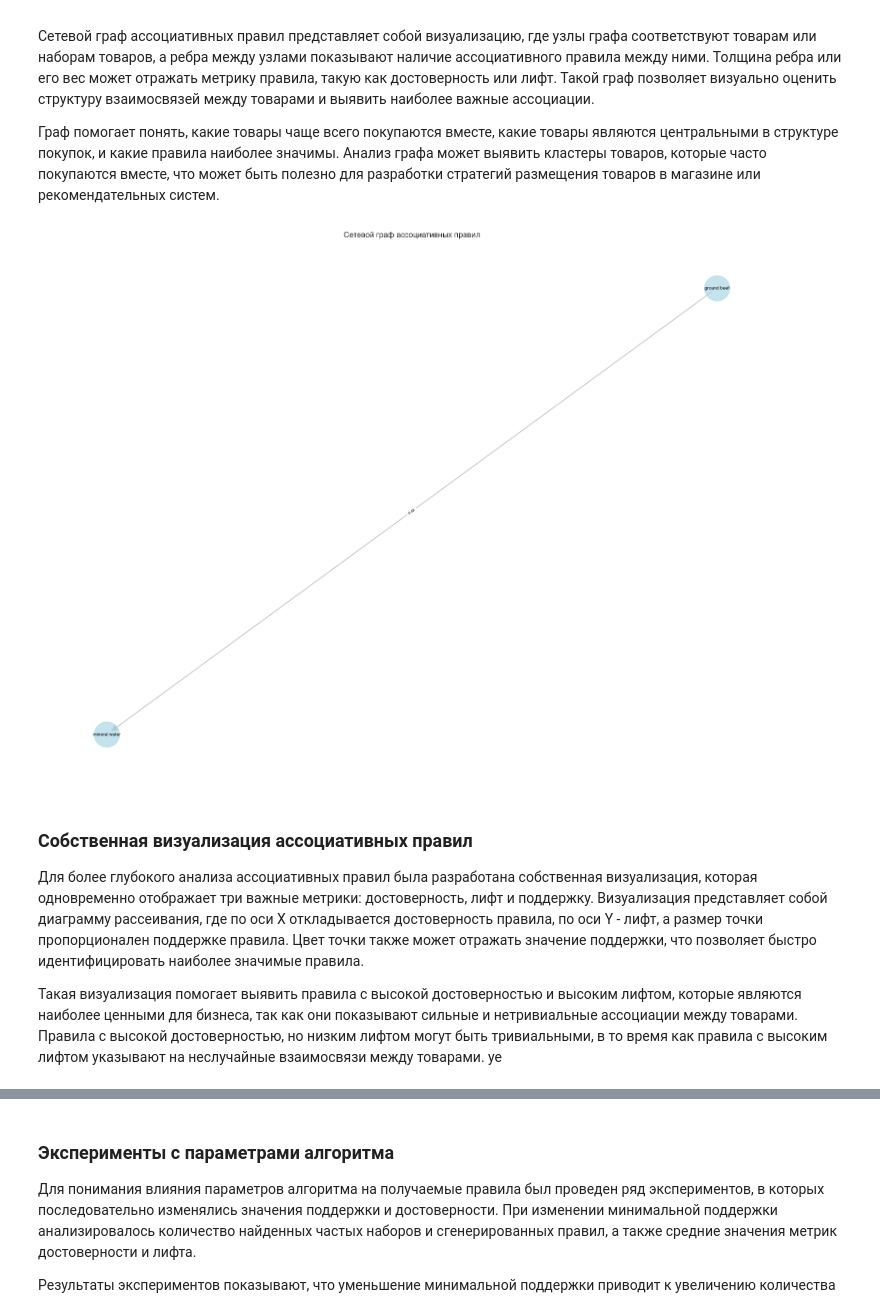
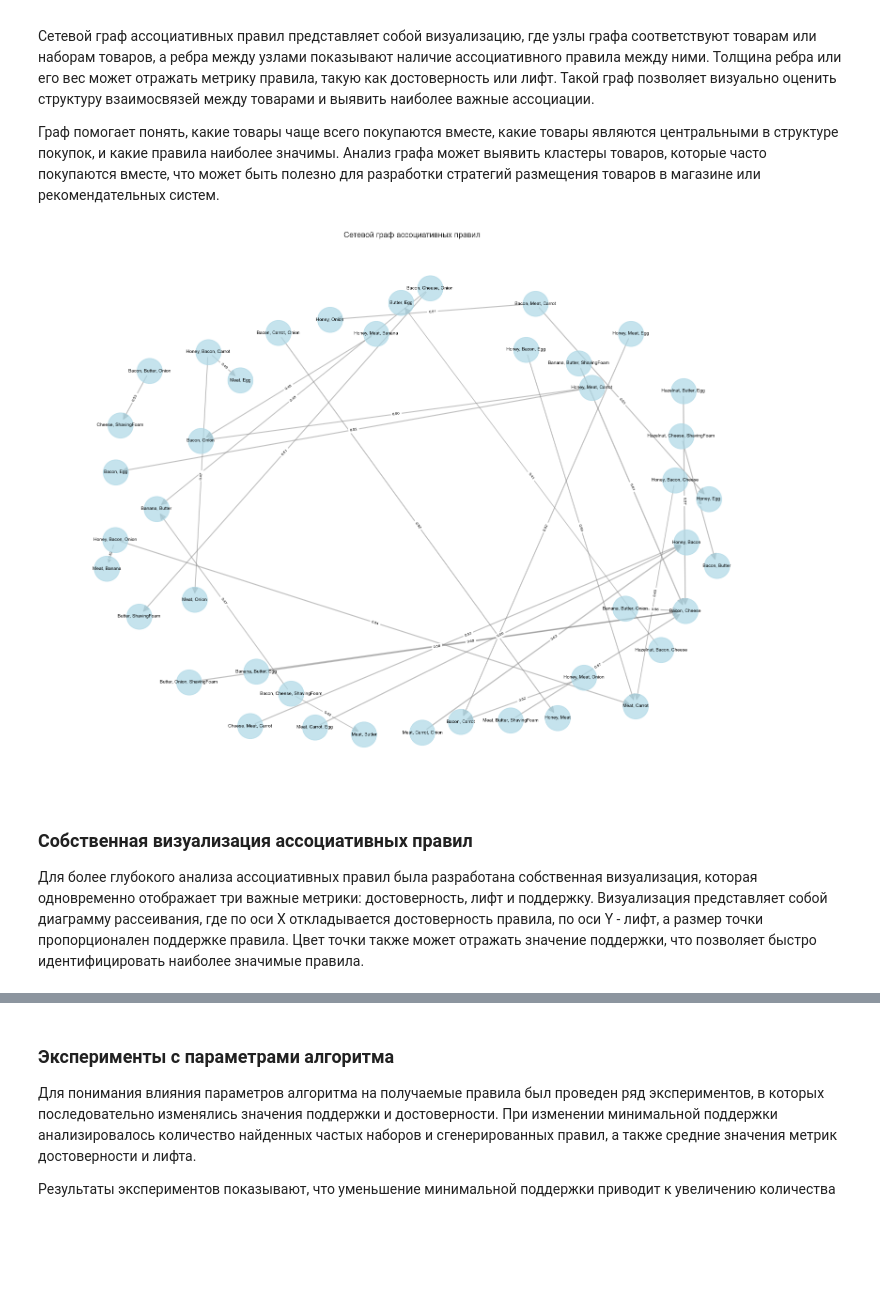
Before and after one commit to 1101drought142/ii, a Jupyter notebook: laba2/laba2.ipynb, the cells around one changed output, grey strips where cells are left out. Cells and saved outputs as stored; diff of their text form; code cells hidden in the pictures; blank space fills up the shorter version.

```diff
--- a/laba2/laba2.ipynb
+++ b/laba2/laba2.ipynb
@@ -128,8 +129,6 @@ for i, item in enumerate(sorted(unique_items)[:20]):
 # %%
-# Преобразование транзакций в бинарный формат
-te = TransactionEncoder()
-te_ary = te.fit(transactions).transform(transactions)
-data = pd.DataFrame(te_ary, columns=te.columns_)
+# Преобразуем значения в булевы для работы с mlxtend
+data = df.astype(bool)
 
 print(f"Бинарная матрица: {data.shape}")
 print(f"Количество транзакций: {data.shape[0]}")
@@ -320,0 +297,23 @@ else:
+# %%
+# Визуализация достоверности правил
+if len(rules_fp) > 0:
+    # Берем только топ правила
+    top_rules_for_viz = rules_fp.nlargest(MAX_RULES_FOR_VIZ, 'confidence')
+
+    rules_viz = top_rules_for_viz.copy()
+    rules_viz['antecedents'] = rules_viz['antecedents'].apply(lambda x: ', '.join(list(x)))
+    rules_viz['consequents'] = rules_viz['consequents'].apply(lambda x: ', '.join(list(x)))
+    rules_viz['rule'] = rules_viz['antecedents'] + ' -> ' + rules_viz['consequents']
+
+    # Ограничиваем количество для визуализации
+    top_rules = rules_viz.nlargest(20, 'confidence')
+
+    plt.figure(figsize=(14, 8))
+    plt.barh(range(len(top_rules)), top_rules['confidence'], color='steelblue', alpha=0.8)
+    plt.yticks(range(len(top_rules)), top_rules['rule'], fontsize=8)
+    plt.xlabel('Достоверность')
+    plt.title('Топ-20 правил по достоверности (FPGrowth)')
+    plt.tight_layout()
+    photos_path = os.path.join(photos_dir, 'rules_confidence_fp.png')
+    plt.savefig(photos_path, dpi=DPI, bbox_inches='tight')
+    plt.show()
@@ -326,53 +327,53 @@ else:
 Граф помогает понять, какие товары чаще всего покупаются вместе, какие товары являются центральными в структуре покупок, и какие правила наиболее значимы. Анализ графа может выявить кластеры товаров, которые часто покупаются вместе, что может быть полезно для разработки стратегий размещения товаров в магазине или рекомендательных систем.
 # %%
 # Визуализация правил в виде графа
+# Ограничиваем количество правил ДО итерации для быстрой работы
 if len(rules_fp) > 0:
+    # Берем только топ правила для визуализации
+    top_rules = rules_fp.nlargest(MAX_RULES_FOR_VIZ, 'lift')
+
     G = nx.DiGraph()
-
-    for idx, row in rules_fp.iterrows():
+    for idx, row in top_rules.iterrows():
         ant = ', '.join(list(row['antecedents']))
         cons = ', '.join(list(row['consequents']))
         G.add_edge(ant, cons, weight=row['confidence'], lift=row['lift'])
 
     if len(G.nodes()) > 0:
-        # Ограничиваем граф для читаемости
+        # Дополнительно ограничиваем для читаемости графа
         if len(G.nodes()) > 30:
-            top_rules = rules_fp.nlargest(30, 'lift')
+            top_rules_small = top_rules.nlargest(30, 'lift')
             G = nx.DiGraph()
-            for idx, row in top_rules.iterrows():
+            for idx, row in top_rules_small.iterrows():
                 ant = ', '.join(list(row['antecedents']))
                 cons = ', '.join(list(row['consequents']))
                 G.add_edge(ant, cons, weight=row['confidence'], lift=row['lift'])
 
-        pos = nx.spring_layout(G, k=1, iterations=50)
+        pos = nx.spring_layout(G, k=1, iterations=30)  # Уменьшено количество итераций
 
         plt.figure(figsize=(16, 12))
         nx.draw_networkx_nodes(G, pos, node_color='lightblue', node_size=1500, alpha=0.7)
         nx.draw_networkx_labels(G, pos, font_size=7)
 
         edges = G.edges()
         weights = [G[u][v]['weight'] for u, v in edges]
         nx.draw_networkx_edges(G, pos, width=[w*3 for w in weights],
                               alpha=0.5, edge_color='gray', arrows=True, arrowsize=20)
 
         edge_labels = {(u, v): f"{G[u][v]['weight']:.2f}" for u, v in edges}
         nx.draw_networkx_edge_labels(G, pos, edge_labels, font_size=6)
 
         plt.title('Сетевой граф ассоциативных правил')
         plt.axis('off')
         plt.tight_layout()
         photos_path = os.path.join(photos_dir, 'rules_graph.png')
         plt.savefig(photos_path, dpi=DPI, bbox_inches='tight')
         plt.show()
 # %% [output]
-[figure, old version]
+[figure, new version]
 # %% [markdown]
 ### Собственная визуализация ассоциативных правил
 
 Для более глубокого анализа ассоциативных правил была разработана собственная визуализация, которая одновременно отображает три важные метрики: достоверность, лифт и поддержку. Визуализация представляет собой диаграмму рассеивания, где по оси X откладывается достоверность правила, по оси Y - лифт, а размер точки пропорционален поддержке правила. Цвет точки также может отражать значение поддержки, что позволяет быстро идентифицировать наиболее значимые правила.
-
-Такая визуализация помогает выявить правила с высокой достоверностью и высоким лифтом, которые являются наиболее ценными для бизнеса, так как они показывают сильные и нетривиальные ассоциации между товарами. Правила с высокой достоверностью, но низким лифтом могут быть тривиальными, в то время как правила с высоким лифтом указывают на неслучайные взаимосвязи между товарами.
-уе
 # %%
 # Собственная визуализация правил
 if len(rules_fp) > 0:
```
Also changed, not shown: parts of 31 cells of this notebook, 11 other files.
